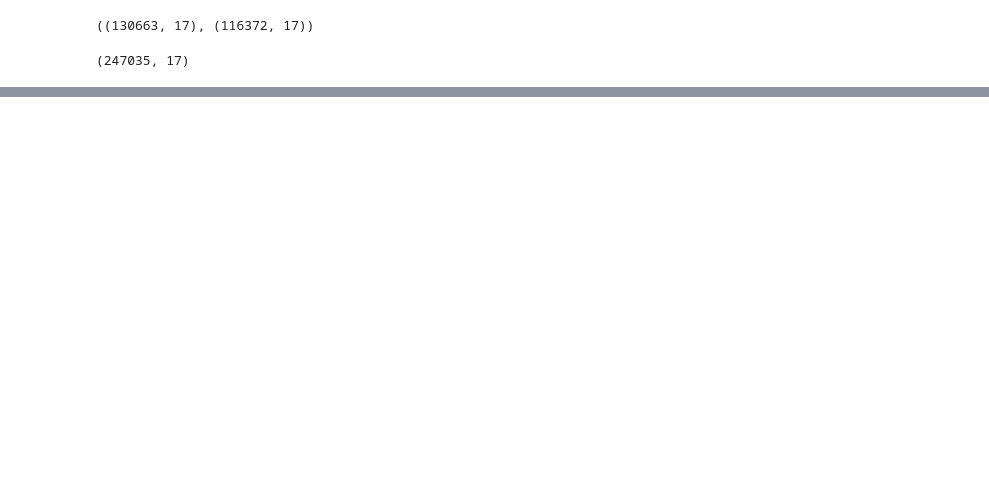
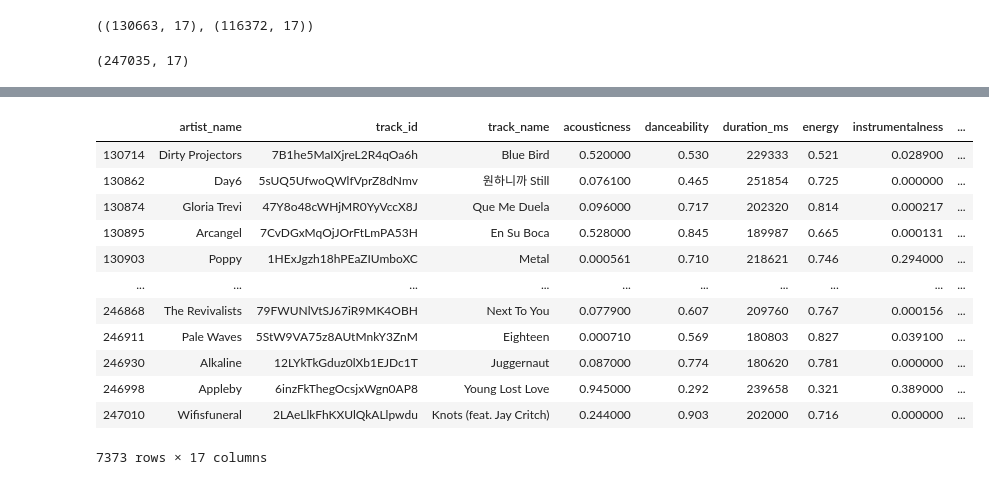
Before and after one commit to Build-Week-Spotify-Song-Suggester/Data-science, a Jupyter notebook: notebooks/Find_15_Most_Similar_Songs.ipynb, the cells around one changed output, grey strips where cells are left out. Cells and saved outputs as stored; diff of their text form; code cells hidden in the pictures; blank space fills up the shorter version.

```diff
--- a/notebooks/Find_15_Most_Similar_Songs.ipynb
+++ b/notebooks/Find_15_Most_Similar_Songs.ipynb
@@ -28,0 +49,16 @@ df.head()
+# %%
+df[df.duplicated()]
+# %% [output]
+|  | artist_name | track_id | track_name | acousticness | danceability | duration_ms | energy | instrumentalness | ... |
+| 130714 | Dirty Projectors | 7B1he5MaIXjreL2R4qOa6h | Blue Bird | 0.520000 | 0.530 | 229333 | 0.521 | 0.028900 | ... |
+| 130862 | Day6 | 5sUQ5UfwoQWlfVprZ8dNmv | 원하니까 Still | 0.076100 | 0.465 | 251854 | 0.725 | 0.000000 | ... |
+| 130874 | Gloria Trevi | 47Y8o48cWHjMR0YyVccX8J | Que Me Duela | 0.096000 | 0.717 | 202320 | 0.814 | 0.000217 | ... |
+| 130895 | Arcangel | 7CvDGxMqOjJOrFtLmPA53H | En Su Boca | 0.528000 | 0.845 | 189987 | 0.665 | 0.000131 | ... |
+| 130903 | Poppy | 1HExJgzh18hPEaZIUmboXC | Metal | 0.000561 | 0.710 | 218621 | 0.746 | 0.294000 | ... |
+| ... | ... | ... | ... | ... | ... | ... | ... | ... | ... |
+| 246868 | The Revivalists | 79FWUNlVtSJ67iR9MK4OBH | Next To You | 0.077900 | 0.607 | 209760 | 0.767 | 0.000156 | ... |
+| 246911 | Pale Waves | 5StW9VA75z8AUtMnkY3ZnM | Eighteen | 0.000710 | 0.569 | 180803 | 0.827 | 0.039100 | ... |
+| 246930 | Alkaline | 12LYkTkGduz0lXb1EJDc1T | Juggernaut | 0.087000 | 0.774 | 180620 | 0.781 | 0.000000 | ... |
+| 246998 | Appleby | 6inzFkThegOcsjxWgn0AP8 | Young Lost Love | 0.945000 | 0.292 | 239658 | 0.321 | 0.389000 | ... |
+| 247010 | Wifisfuneral | 2LAeLlkFhKXUlQkALlpwdu | Knots (feat. Jay Critch) | 0.244000 | 0.903 | 202000 | 0.716 | 0.000000 | ... |
+7373 rows × 17 columns
```
Also changed, not shown: parts of 11 cells of this notebook, 6 other files.
